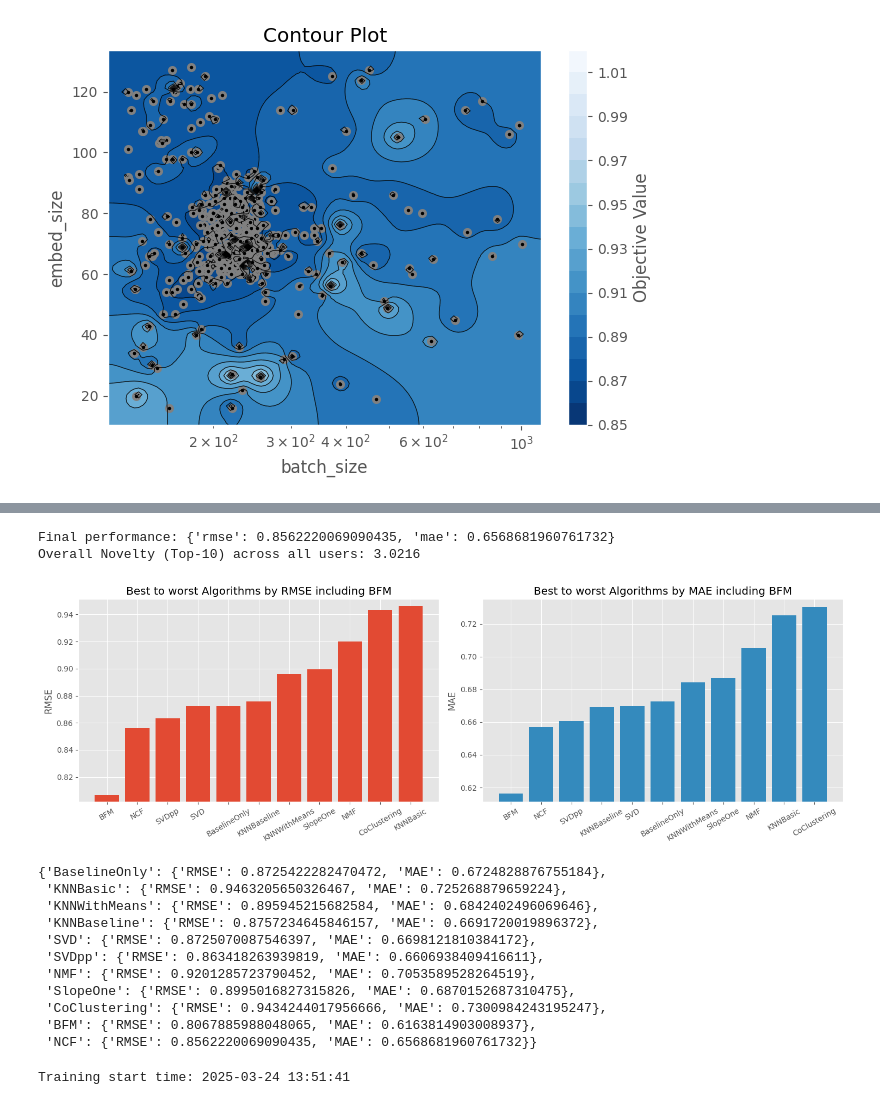
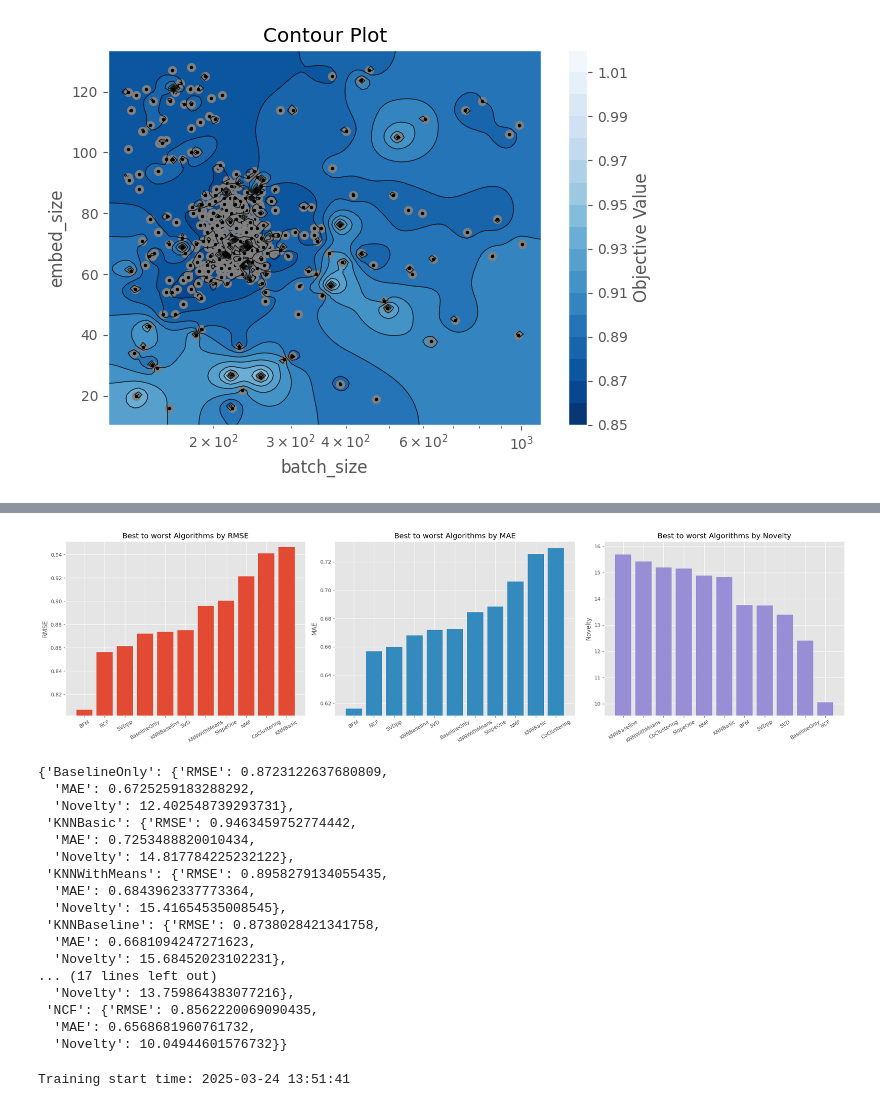
Before and after one commit to NamLe0609/recsys-movielens, a Jupyter notebook: new-movielens-100k.ipynb, the cells around one changed output, grey strips where cells are left out. Drawn from its saved outputs; the diff is of its cells as text; code cells hidden in the pictures.

```diff
--- a/new-movielens-100k.ipynb
+++ b/new-movielens-100k.ipynb
@@ -945,31 +1048,3 @@ Training start time: 2025-03-24 14:30:26
-# %%
-ncf_result = evaluate(
-    model=ncf_model,
-    data=test_data,
-    neg_sampling=False,
-    metrics=["rmse", "mae"],
-)
-print("Final performance:", ncf_result)
-results["NCF"] = {"RMSE": ncf_result["rmse"], "MAE": ncf_result["mae"]}
-
-train_data, eval_data, test_data = random_split(
-    libreco_full, multi_ratios=[0.8, 0.1, 0.1], seed=42
-)
-
-total_users = train_data["user"].nunique()
-item_popularity = train_data.groupby("item")["user"].nunique().to_dict()
-
-user_novelties = []
-for user_id in train_data["user"].unique():
-    user_novelties.append(
-        novelty(ncf_model.recommend_user(user=user_id, n_rec=10)[user_id], total_users, item_popularity)
-    )
-
-overall_novelty = np.mean(user_novelties)
-print(f"Overall Novelty (Top-{10}) across all users: {overall_novelty:.4f}")
-# %% [output]
-Final performance: {'rmse': 0.8562220069090435, 'mae': 0.6568681960761732}
-Overall Novelty (Top-10) across all users: 3.0216
 # %%
 algo_names = [
     "BaselineOnly",
@@ -986,57 +1061,77 @@ algo_names = [
 ]
 rmse_scores = np.array([results[name]["RMSE"] for name in algo_names])
 mae_scores = np.array([results[name]["MAE"] for name in algo_names])
+novelty_scores = np.array([results[name]["Novelty"] for name in algo_names])
 
 # Order algorithms independently
 order_rmse = np.argsort(rmse_scores)
 order_mae = np.argsort(mae_scores)
+order_novelty = np.argsort(-novelty_scores)
+
 # Create ordered lists for each metric
 algo_names_rmse = [algo_names[i] for i in order_rmse]
 algo_names_mae = [algo_names[i] for i in order_mae]
+algo_names_novelty = [algo_names[i] for i in order_novelty]
 
 rmse_ordered = rmse_scores[order_rmse]
 mae_ordered = mae_scores[order_mae]
+novelty_ordered = novelty_scores[order_novelty]
 
 # Create x-axis indices
 x_rmse = np.arange(len(algo_names_rmse))
 x_mae = np.arange(len(algo_names_mae))
+x_novelty = np.arange(len(algo_names_novelty))
 
 # Create two subplots side by side
-fig, (ax1, ax2) = plt.subplots(1, 2, figsize=(15, 5))
+fig, (ax1, ax2, ax3) = plt.subplots(1, 3, figsize=(22, 6))
 
 # Plot RMSE on the left, ordered by RMSE
 ax1.bar(x_rmse, rmse_ordered, color="C0")
-ax1.set_title("Best to worst Algorithms by RMSE including BFM")
+ax1.set_title("Best to worst Algorithms by RMSE")
 ax1.set_ylabel("RMSE")
 ax1.set_xticks(x_rmse)
 ax1.set_xticklabels(algo_names_rmse, rotation=30)
 ax1.set_ylim(rmse_ordered.min() - 0.005, rmse_ordered.max() + 0.005)
 
 # Plot MAE on the right, ordered by MAE
 ax2.bar(x_mae, mae_ordered, color="C1")
-ax2.set_title("Best to worst Algorithms by MAE including BFM")
+ax2.set_title("Best to worst Algorithms by MAE")
 ax2.set_ylabel("MAE")
 ax2.set_xticks(x_mae)
 ax2.set_xticklabels(algo_names_mae, rotation=30)
 ax2.set_ylim(mae_ordered.min() - 0.005, mae_ordered.max() + 0.005)
 
+# Plot Novelty on the right, ordered by Novelty
+ax3.bar(x_novelty, novelty_ordered, color="C2")
+ax3.set_title("Best to worst Algorithms by Novelty")
+ax3.set_ylabel("Novelty")
+ax3.set_xticks(x_novelty)
+ax3.set_xticklabels(algo_names_novelty, rotation=30)
+ax3.set_ylim(novelty_ordered.min() - 0.5, novelty_ordered.max() + 0.5)
+
 plt.tight_layout()
 plt.savefig(f"{image_path}surpise_BFM_NCF_algo_comparison.png", dpi=300)
 plt.show()
 results
 # %% [output]
-[figure, old version]
+[figure, new version]
-{'BaselineOnly': {'RMSE': 0.8725422282470472, 'MAE': 0.6724828876755184},
- 'KNNBasic': {'RMSE': 0.9463205650326467, 'MAE': 0.725268879659224},
- 'KNNWithMeans': {'RMSE': 0.895945215682584, 'MAE': 0.6842402496069646},
- 'KNNBaseline': {'RMSE': 0.8757234645846157, 'MAE': 0.6691720019896372},
- 'SVD': {'RMSE': 0.8725070087546397, 'MAE': 0.6698121810384172},
- 'SVDpp': {'RMSE': 0.863418263939819, 'MAE': 0.6606938409416611},
- 'NMF': {'RMSE': 0.9201285723790452, 'MAE': 0.7053589528264519},
- 'SlopeOne': {'RMSE': 0.8995016827315826, 'MAE': 0.6870152687310475},
- 'CoClustering': {'RMSE': 0.9434244017956666, 'MAE': 0.7300984243195247},
- 'BFM': {'RMSE': 0.8067885988048065, 'MAE': 0.6163814903008937},
- 'NCF': {'RMSE': 0.8562220069090435, 'MAE': 0.6568681960761732}}
+{'BaselineOnly': {'RMSE': 0.8723122637680809,
+  'MAE': 0.6725259183288292,
+  'Novelty': 12.402548739293731},
+ 'KNNBasic': {'RMSE': 0.9463459752774442,
+  'MAE': 0.7253488820010434,
+  'Novelty': 14.817784225232122},
+ 'KNNWithMeans': {'RMSE': 0.8958279134055435,
+  'MAE': 0.6843962337773364,
+  'Novelty': 15.41654535008545},
+ 'KNNBaseline': {'RMSE': 0.8738028421341758,
+  'MAE': 0.6681094247271623,
+  'Novelty': 15.68452023102231},
+... (17 lines left out)
+  'Novelty': 13.759864383077216},
+ 'NCF': {'RMSE': 0.8562220069090435,
+  'MAE': 0.6568681960761732,
+  'Novelty': 10.04944601576732}}
 # %%
 FEATURE_COLUMNS = ["userId", "movieId"]
 ohe = OneHotEncoder(handle_unknown="ignore")
```
Also changed, not shown: parts of 9 cells of this notebook, 4 other files.
